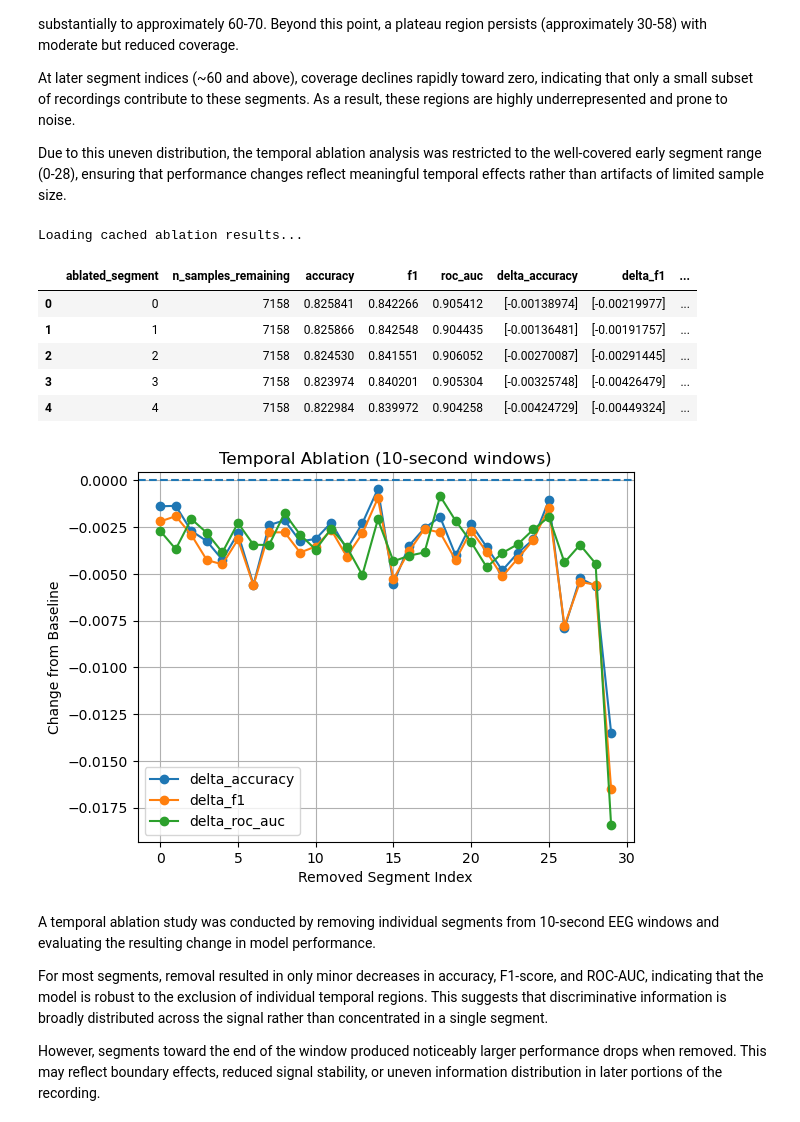
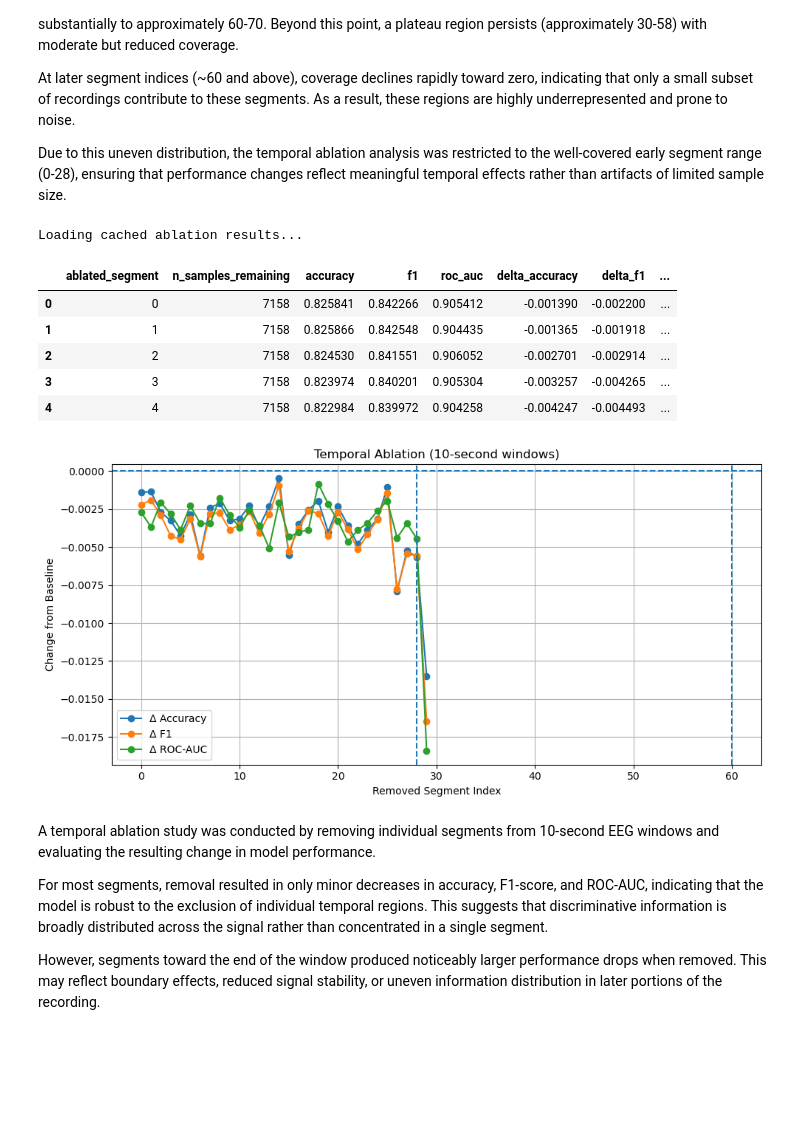
Before and after one commit to BJAngulo/MSSE-277b-final-project-, a Jupyter notebook: notebooks/Raw EEG.ipynb, the cells around one changed output. Saved outputs shown, nothing was run; the diff lists cells and outputs as text; code cells hidden in the pictures; blank space fills up the shorter version.

```diff
--- a/notebooks/Raw EEG.ipynb
+++ b/notebooks/Raw EEG.ipynb
@@ -441,6 +461,7 @@ def build_segmented_dataset(metadata_df, common_channels, window_sec):
     groups_segments = []
     condition_segments = []
     recording_segments = []
+    recording_ids = []
     segmented_indices = []
 
     for _, row in metadata_df.iterrows():
@@ -466,6 +487,7 @@ def build_segmented_dataset(metadata_df, common_channels, window_sec):
             groups_segments.append(row["patient_id"])
             condition_segments.append(row["condition"])
             recording_segments.append(f"{row['recording_id']}_seg{i}")
+            recording_ids.append(row["recording_id"])
             segmented_indices.append(i)
 
     X_segments = np.vstack(X_segments)
@@ -473,6 +495,7 @@ def build_segmented_dataset(metadata_df, common_channels, window_sec):
     groups_segments = np.array(groups_segments)
 
     segmented_df = pd.DataFrame({
+        "recording_id": recording_ids,
         "recording_segment": recording_segments,
         "patient_id": groups_segments,
         "label": y_segments,
@@ -494,7 +517,7 @@ def save_segmented_data(X, y, groups, seg_df, window_sec, save_dir=SEGMENTED_DAT
     seg_df.to_csv(save_dir / f"seg_df_{suffix}.csv", index=False)
 
 def load_segmented_data(window_sec, save_dir=SEGMENTED_DATA_DIR):
-    """ Load segmented arrys and metadata from disk."""
+    """ Load segmented arrays and metadata from disk."""
     suffix = f"{int(window_sec)}sec"
 
     X = np.load(save_dir /  f"X_seg_{suffix}.npy")
@@ -511,7 +534,7 @@ def get_or_build_segmented_data(metadata_df, common_channels, window_sec, save_d
     X_path = save_dir / f"X_seg_{suffix}.npy"
 
     if X_path.exists():
-        print(f"loading cached data for {window_sec}s...")
+        print(f"Loading cached data for {window_sec}s...")
         return load_segmented_data(window_sec, save_dir=save_dir)
 
     print(f"Building segmented data for {window_sec}s...")
@@ -780,8 +818,8 @@ def run_temporal_ablation(
 
     return baseline_df, ablation_df
 # %%
-ABLATION_PATH = RESULTS_DIR / "temporal_ablation_10sec.csv"
-BASELINE_PATH = RESULTS_DIR / "baseline_ablation_10sec.csv"
+ABLATION_PATH = RESULTS_DIR / "tables" / "temporal_ablation_10sec.csv"
+BASELINE_PATH = RESULTS_DIR / "tables" / "baseline_ablation_10sec.csv"
 
 RESULTS_DIR.mkdir(parents=True, exist_ok=True)
 
@@ -815,44 +853,39 @@ ablation_results_df.head()
 # %% [output]
 Loading cached ablation results...
 |  | ablated_segment | n_samples_remaining | accuracy | f1 | roc_auc | delta_accuracy | delta_f1 | ... |
-| 0 | 0 | 7158 | 0.825841 | 0.842266 | 0.905412 | [-0.00138974] | [-0.00219977] | ... |
-| 1 | 1 | 7158 | 0.825866 | 0.842548 | 0.904435 | [-0.00136481] | [-0.00191757] | ... |
-| 2 | 2 | 7158 | 0.824530 | 0.841551 | 0.906052 | [-0.00270087] | [-0.00291445] | ... |
-| 3 | 3 | 7158 | 0.823974 | 0.840201 | 0.905304 | [-0.00325748] | [-0.00426479] | ... |
-| 4 | 4 | 7158 | 0.822984 | 0.839972 | 0.904258 | [-0.00424729] | [-0.00449324] | ... |
+| 0 | 0 | 7158 | 0.825841 | 0.842266 | 0.905412 | -0.001390 | -0.002200 | ... |
+| 1 | 1 | 7158 | 0.825866 | 0.842548 | 0.904435 | -0.001365 | -0.001918 | ... |
+| 2 | 2 | 7158 | 0.824530 | 0.841551 | 0.906052 | -0.002701 | -0.002914 | ... |
+| 3 | 3 | 7158 | 0.823974 | 0.840201 | 0.905304 | -0.003257 | -0.004265 | ... |
+| 4 | 4 | 7158 | 0.822984 | 0.839972 | 0.904258 | -0.004247 | -0.004493 | ... |
-# %%
-import ast
-
-def clean_delta_value(x):
-    if isinstance(x, str):
-        try:
-            x = ast.literal_eval(x)
-        except:
-            pass
-
-    if isinstance(x, (list, np.ndarray)):
-        return x[0]
-
-    return x
-
-for col in ["delta_accuracy", "delta_f1", "delta_roc_auc"]:
-    ablation_results_df[col] = ablation_results_df[col].apply(clean_delta_value)
-    ablation_results_df[col] = pd.to_numeric(ablation_results_df[col], errors="coerce")
 # %%
+plt.figure(figsize=(10,5))
+
 ablation_results_df.plot(
     x="ablated_segment",
     y=["delta_accuracy", "delta_f1", "delta_roc_auc"],
-    marker='o'
+    marker='o',
+    ax=plt.gca()
 )
 
+# Baseline reference
 plt.axhline(0, linestyle="--")
+
+# Highlight important regions (based on coverage analysis)
+plt.axvline(28, linestyle="--")
+plt.axvline(60, linestyle="--")
+
 plt.xlabel("Removed Segment Index")
 plt.ylabel("Change from Baseline")
 plt.title("Temporal Ablation (10-second windows)")
+
+plt.legend(["Δ Accuracy", "Δ F1", "Δ ROC-AUC"])
+
 plt.grid(True)
+plt.tight_layout()
 plt.show()
 # %% [output]
-[figure, old version]
+[figure, new version]
 # %% [markdown]
 A temporal ablation study was conducted by removing individual segments from 10-second EEG windows and evaluating the resulting change in model performance.
 
```
Also changed, not shown: parts of 71 cells of this notebook, 56 other files.
